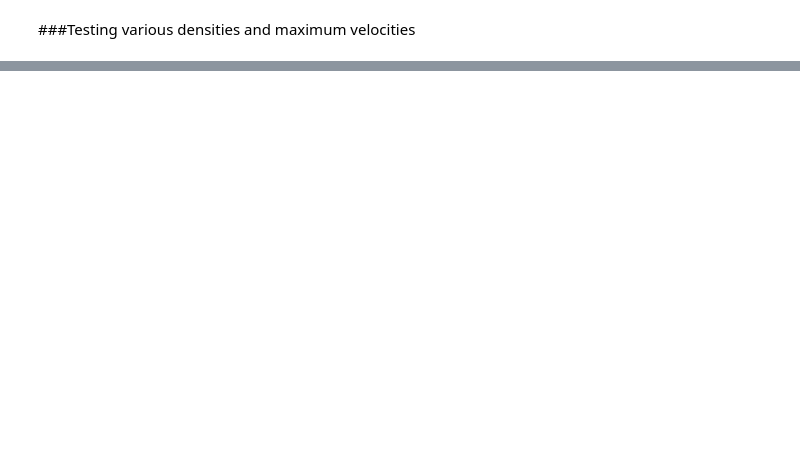
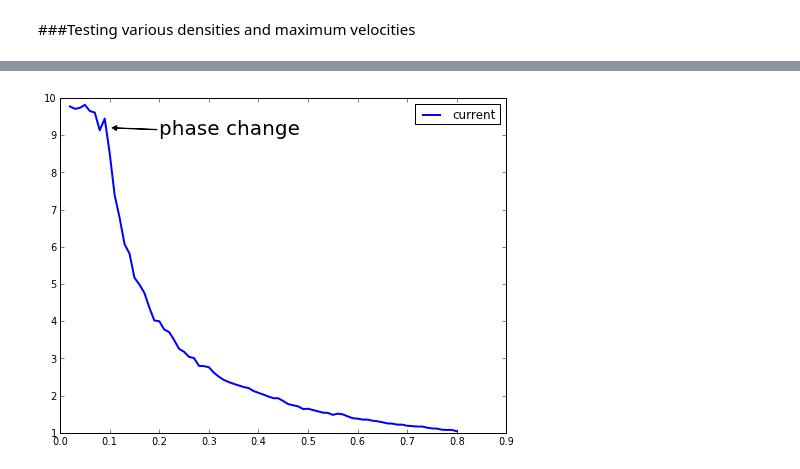
Before and after one commit to wsnyderPHYS202/PHYS202-S13, a Jupyter notebook: Project/Project.ipynb, the cells around one changed output, grey strips where cells are left out. Cells and saved outputs as stored; diff of their text form; code cells hidden in the pictures; blank space fills up the shorter version.

```diff
--- a/Project/Project.ipynb
+++ b/Project/Project.ipynb
@@ -373,0 +360,26 @@ ValueError: x and y must have same first dimension
+# %%
+#creating the plot of varying densities for STCA
+rl = 100.
+vmax = 10.
+cars = 80
+N = 150
+
+density_array = ones(cars)
+cars_arr = arange(2,cars+1,1)
+rl_arr = rl*ones(cars_arr.size)
+density_array = cars_arr/rl_arr
+
+avgv_arr2 = []
+for q in range(0,cars-1):
+    conditions = Conditions(cars_arr[q], rl,vmax)
+    final2, current2, avgv2, car_position2 = Running(N, 'STCA', conditions,rl,vmax, prob = 0.1)
+    sum_v2 = sum(copy(avgv2))/N
+    avgv_arr2 = append(avgv_arr2,sum_v2)
+# %%
+figure(figsize = (8,6))
+plot(density_array, avgv_arr2 , label = 'current', lw = 2)
+annotate('phase change',fontsize=20,xy=(0.1, 9.2),xytext=(0.2, 9),arrowprops=dict(facecolor='black',shrink=0.05,width=0.3,headwidth = 5),)
+legend(loc = 'best')
+show()
+# %% [output]
+[figure, added]
```
Also changed, not shown: parts of 9 cells of this notebook.
